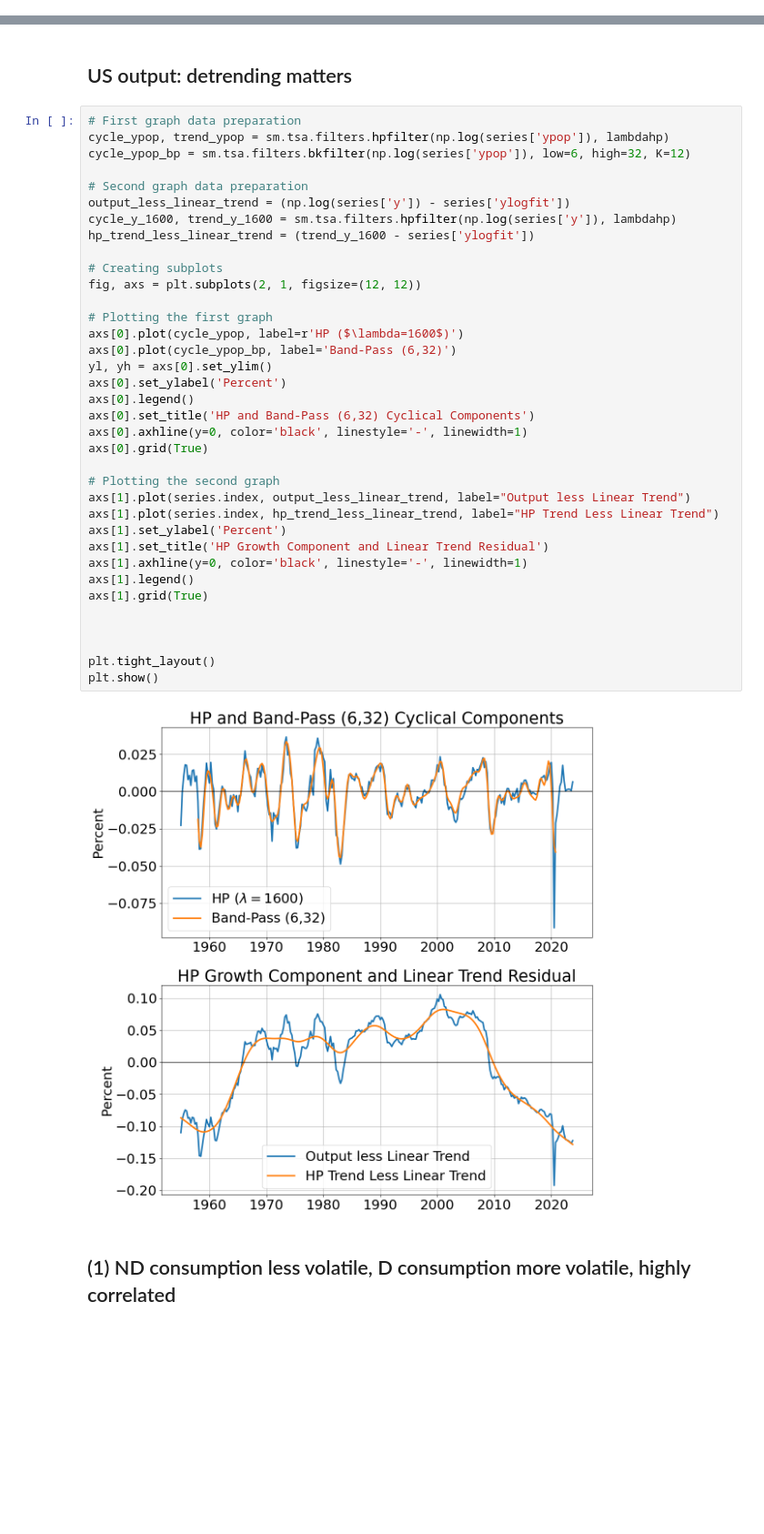
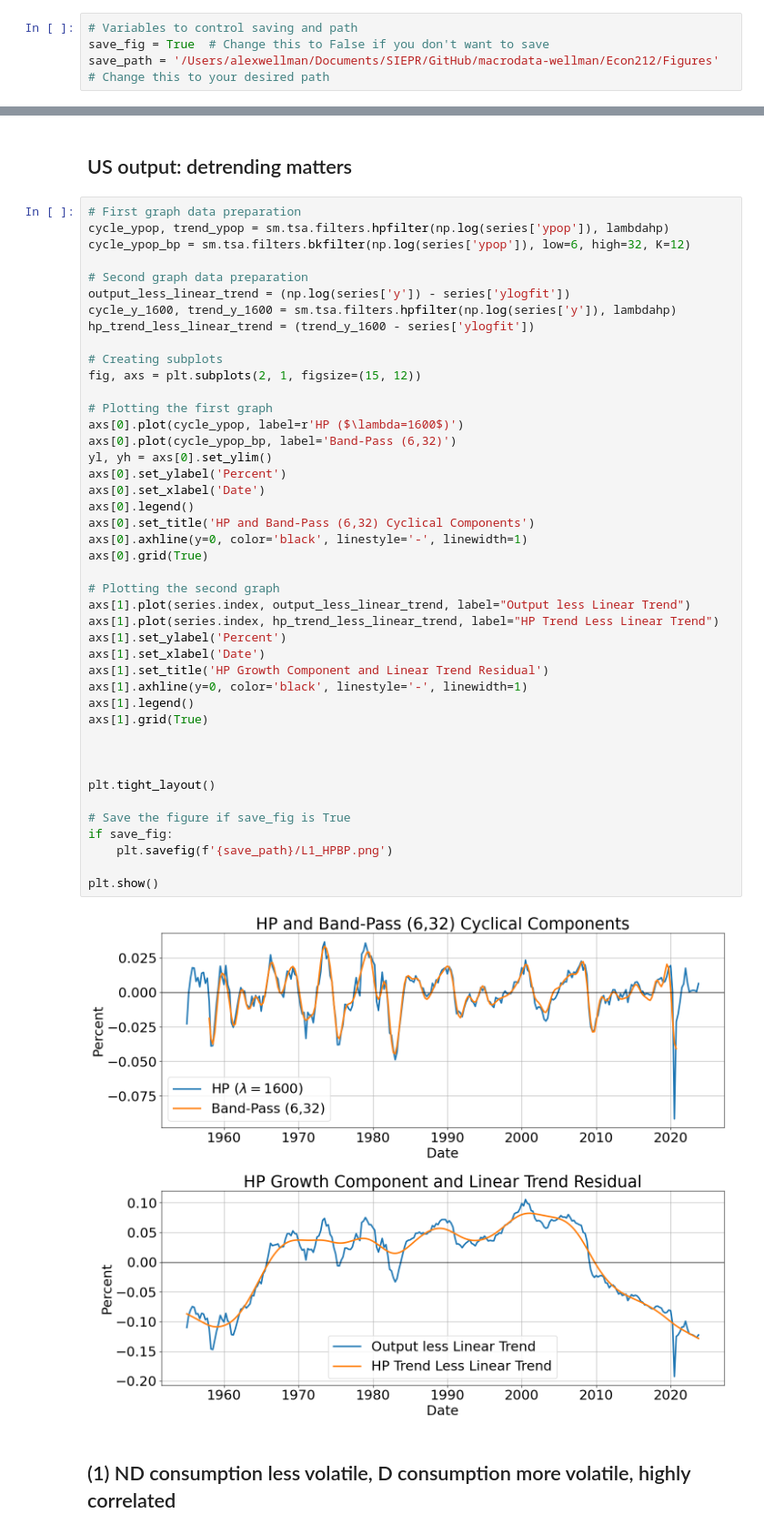
Before and after one commit to alexwellman/macrodata-wellman, a Jupyter notebook: Econ212/data_212.ipynb, the cells around one changed output, grey strips where cells are left out. Shown at 91% size. Saved outputs shown, nothing was run; the diff lists cells and outputs as text; blank space fills up the shorter version.

```diff
--- a/Econ212/data_212.ipynb
+++ b/Econ212/data_212.ipynb
@@ -20,3 +23,7 @@ import data_load_212
+# %%
+# Variables to control saving and path
+save_fig = True  # Change this to False if you don't want to save
+save_path = '/Users/alexwellman/Documents/SIEPR/GitHub/macrodata-wellman/Econ212/Figures'  # Change this to your desired path
 # %% [markdown]
 Function to take best linear fit, decadal average growth
 # %%
@@ -241,35 +262,42 @@ cycle_ypop_bp = sm.tsa.filters.bkfilter(np.log(series['ypop']), low=6, high=32,
 output_less_linear_trend = (np.log(series['y']) - series['ylogfit'])
 cycle_y_1600, trend_y_1600 = sm.tsa.filters.hpfilter(np.log(series['y']), lambdahp)
 hp_trend_less_linear_trend = (trend_y_1600 - series['ylogfit'])
 
 # Creating subplots
-fig, axs = plt.subplots(2, 1, figsize=(12, 12))
+fig, axs = plt.subplots(2, 1, figsize=(15, 12))
 
 # Plotting the first graph
 axs[0].plot(cycle_ypop, label=r'HP ($\lambda=1600$)')
 axs[0].plot(cycle_ypop_bp, label='Band-Pass (6,32)')
 yl, yh = axs[0].set_ylim()
 axs[0].set_ylabel('Percent')
+axs[0].set_xlabel('Date')
 axs[0].legend()
 axs[0].set_title('HP and Band-Pass (6,32) Cyclical Components')
 axs[0].axhline(y=0, color='black', linestyle='-', linewidth=1)
 axs[0].grid(True)
 
 # Plotting the second graph
 axs[1].plot(series.index, output_less_linear_trend, label="Output less Linear Trend")
 axs[1].plot(series.index, hp_trend_less_linear_trend, label="HP Trend Less Linear Trend")
 axs[1].set_ylabel('Percent')
+axs[1].set_xlabel('Date')
 axs[1].set_title('HP Growth Component and Linear Trend Residual')
 axs[1].axhline(y=0, color='black', linestyle='-', linewidth=1)
 axs[1].legend()
 axs[1].grid(True)
 
 
 
 plt.tight_layout()
+
+# Save the figure if save_fig is True
+if save_fig:
+    plt.savefig(f'{save_path}/L1_HPBP.png')
+
 plt.show()
 # %% [output]
-[figure, old version]
+[figure, new version]
 # %% [markdown]
 ## (1) ND consumption less volatile, D consumption more volatile, highly correlated
 # %%
```
Also changed, not shown: parts of 32 cells of this notebook, 24 other files.
